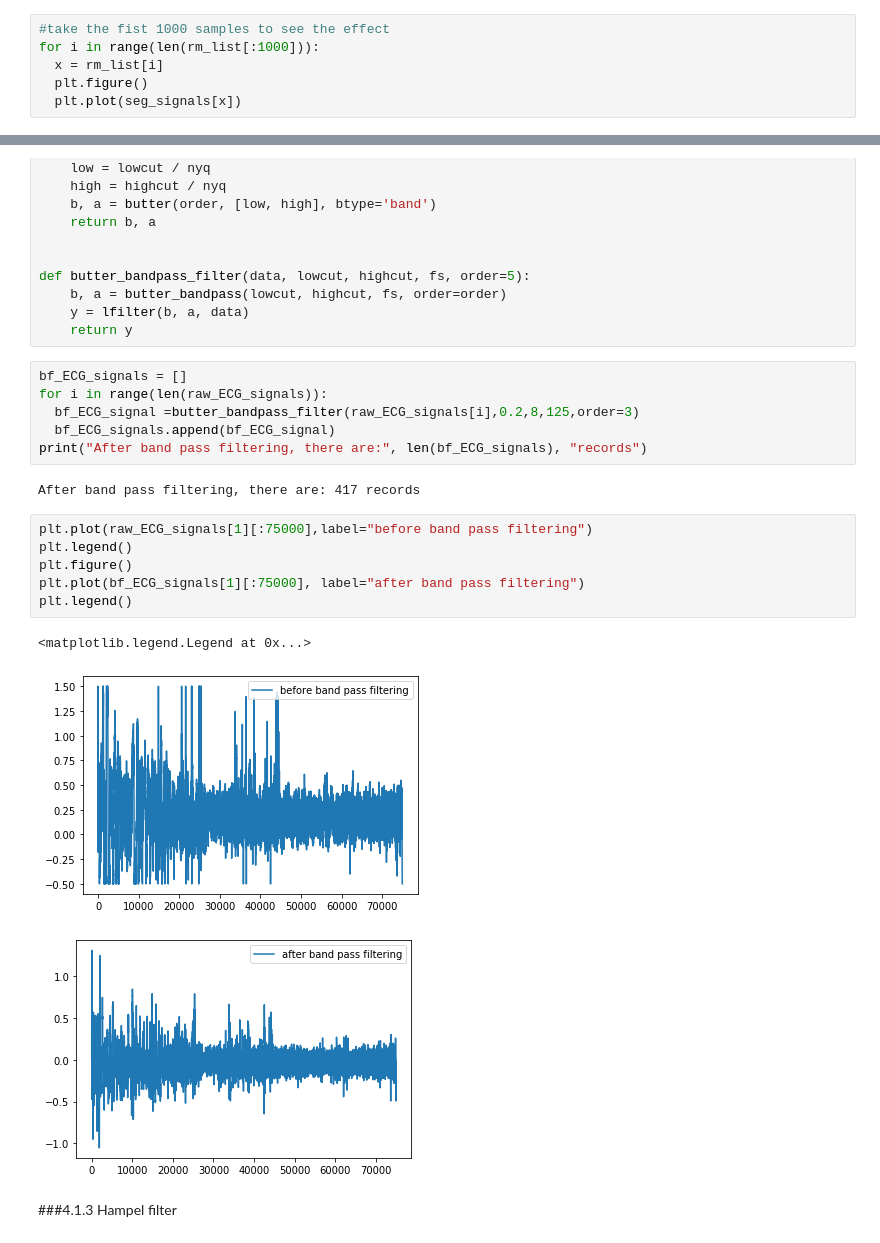
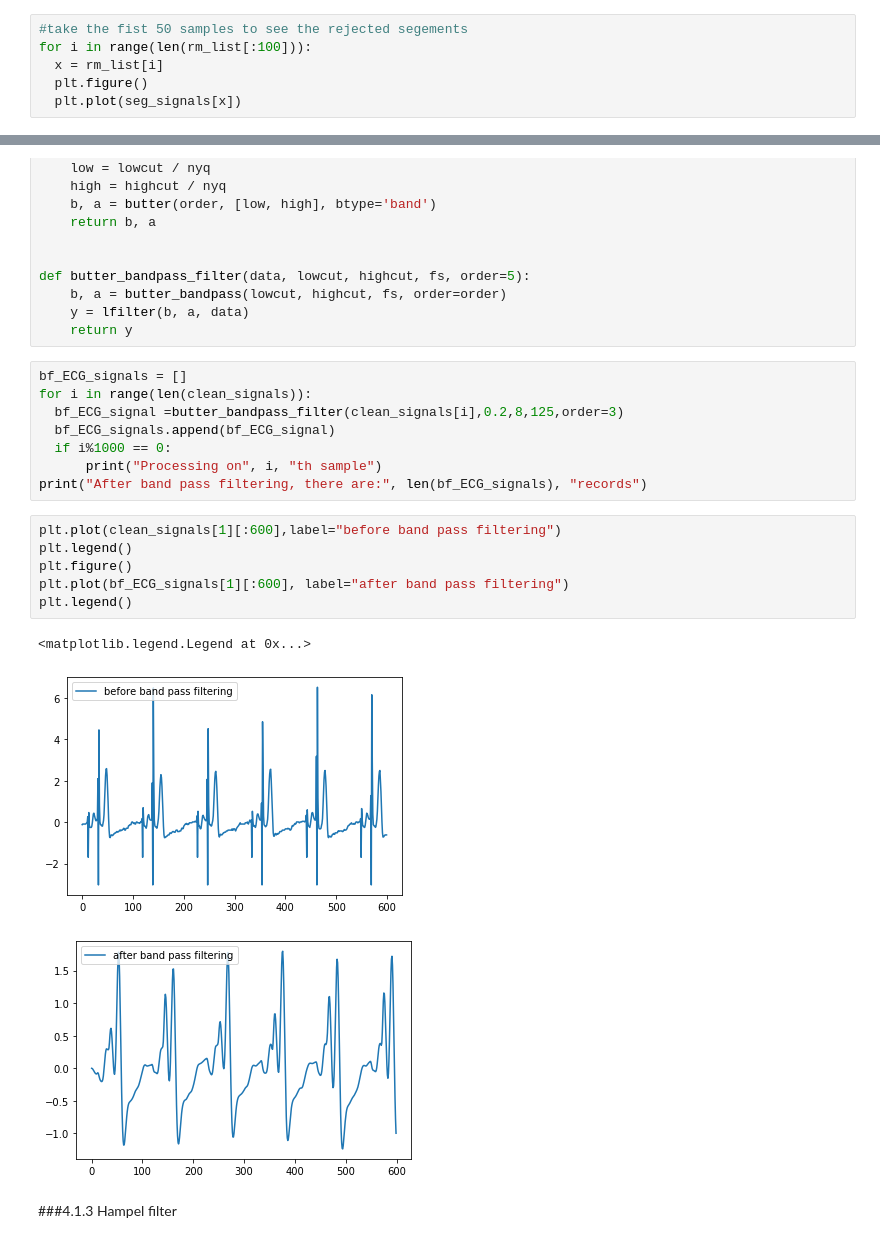
Before and after one commit to supertime1/Afib_PPG, a Jupyter notebook: Afib_Data_Clean.ipynb, the cells around one changed output, grey strips where cells are left out. Drawn from its saved outputs; the diff is of its cells as text.

```diff
--- a/Afib_Data_Clean.ipynb
+++ b/Afib_Data_Clean.ipynb
@@ -256,6 +241,6 @@ print('There are',len(rm_list),'rejected segements that have flat line region mo
 # %%
-#take the fist 1000 samples to see the effect
-for i in range(len(rm_list[:1000])):
+#take the fist 50 samples to see the rejected segements
+for i in range(len(rm_list[:100])):
   x = rm_list[i]
   plt.figure()
   plt.plot(seg_signals[x])
@@ -291,22 +262,22 @@ def butter_bandpass_filter(data, lowcut, highcut, fs, order=5):
     return y
 # %%
 bf_ECG_signals = []
-for i in range(len(raw_ECG_signals)):
-  bf_ECG_signal =butter_bandpass_filter(raw_ECG_signals[i],0.2,8,125,order=3)
+for i in range(len(clean_signals)):
+  bf_ECG_signal =butter_bandpass_filter(clean_signals[i],0.2,8,125,order=3)
   bf_ECG_signals.append(bf_ECG_signal)
+  if i%1000 == 0:
+      print("Processing on", i, "th sample")
 print("After band pass filtering, there are:", len(bf_ECG_signals), "records")
-# %% [output]
-After band pass filtering, there are: 417 records
 # %%
-plt.plot(raw_ECG_signals[1][:75000],label="before band pass filtering")
+plt.plot(clean_signals[1][:600],label="before band pass filtering")
 plt.legend()
 plt.figure()
-plt.plot(bf_ECG_signals[1][:75000], label="after band pass filtering")
+plt.plot(bf_ECG_signals[1][:600], label="after band pass filtering")
 plt.legend()
 # %% [output]
 <matplotlib.legend.Legend at 0x...>
-[figure, old version]
+[figure, new version]
-[figure, old version]
+[figure, new version]
 # %% [markdown]
 ###4.1.3 Hampel filter
 # %%
```
Also changed, not shown: parts of 4 cells of this notebook.
